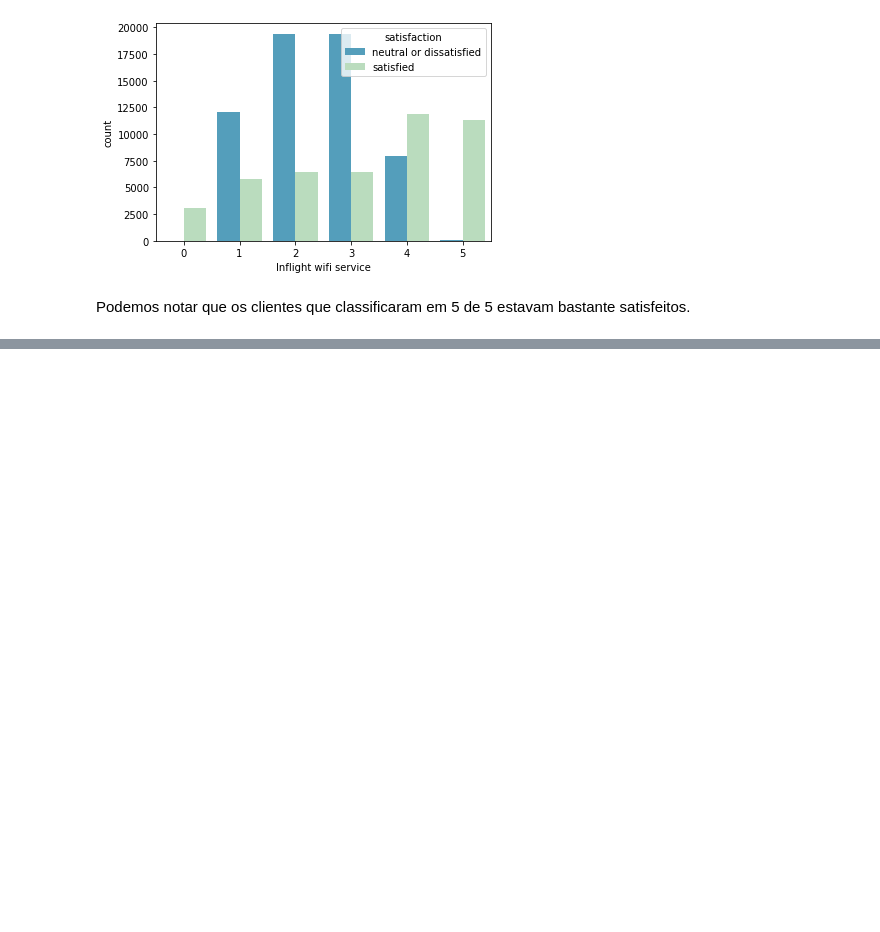
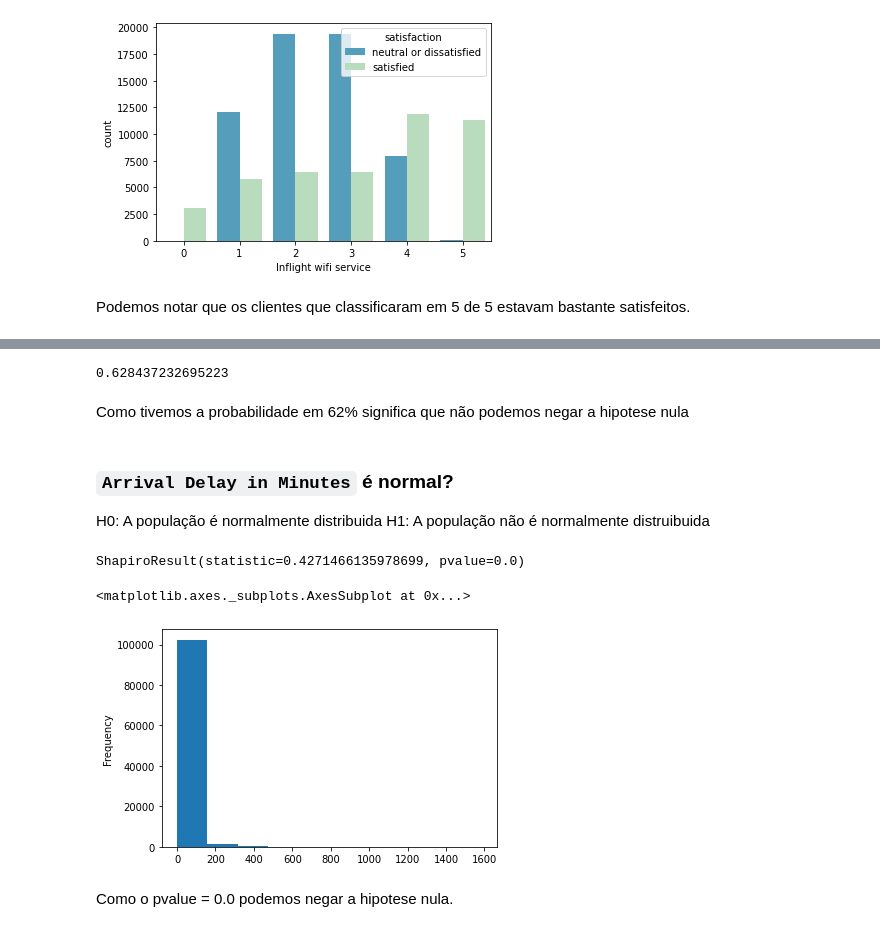
Before and after one commit to Pvcunha/introducao-ciencia-dados, a Jupyter notebook: introducao_ciencia_dados.ipynb, the cells around one changed output, grey strips where cells are left out. Drawn from its saved outputs; the diff is of its cells as text; code cells hidden in the pictures; blank space fills up the shorter version.

```diff
--- a/introducao_ciencia_dados.ipynb
+++ b/introducao_ciencia_dados.ipynb
@@ -503,0 +577,23 @@ Podemos notar que os clientes que classificaram em 5 de 5 estavam bastante satis
+# %%
+_, p, _, _ = stats.chi2_contingency(contigency)
+p
+# %% [output]
+0.628437232695223
+# %% [markdown]
+Como tivemos a probabilidade em 62% significa que não podemos negar a hipotese nula
+# %% [markdown]
+### `Arrival Delay in Minutes` é normal?
+
+H0: A população é normalmente distribuida
+H1: A população não é normalmente distruibuida
+# %%
+stats.shapiro(df['Arrival Delay in Minutes'])
+# %% [output]
+ShapiroResult(statistic=0.4271466135978699, pvalue=0.0)
+# %%
+df['Arrival Delay in Minutes'].plot(kind='hist')
+# %% [output]
+<matplotlib.axes._subplots.AxesSubplot at 0x...>
+[figure, added]
+# %% [markdown]
+Como o pvalue = 0.0 podemos negar a hipotese nula.
```
Also changed, not shown: parts of 10 cells of this notebook.
